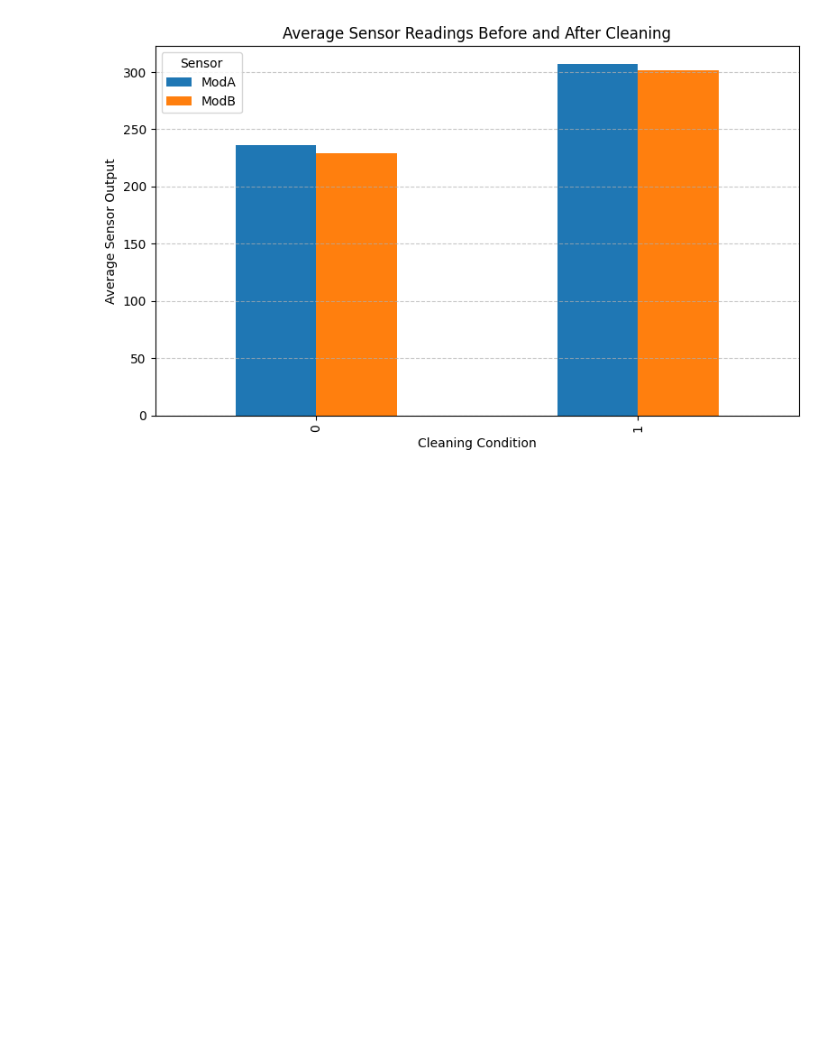
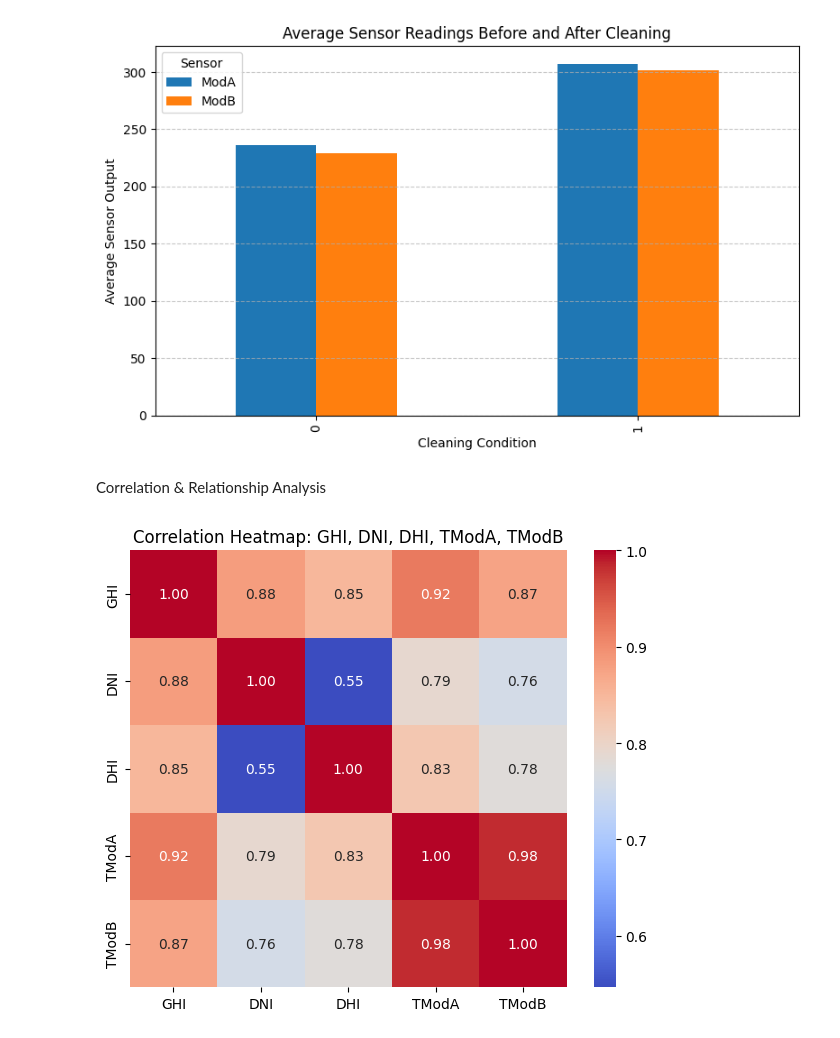
Before and after one commit to Wakgari-Eshetu/solar-challenge-week1, a Jupyter notebook: notebooks/benin_eda.ipynb, the cells around one changed output. Drawn from its saved outputs; the diff is of its cells as text; code cells hidden in the pictures; blank space fills up the shorter version.

```diff
--- a/notebooks/benin_eda.ipynb
+++ b/notebooks/benin_eda.ipynb
@@ -442,3 +442,20 @@ Average ModA & ModB readings (pre/post cleaning):
 0        0  236.524253  228.816071
 1        1  307.229278  301.972165
 [figure]
+# %% [markdown]
+Correlation & Relationship Analysis
+# %%
+#lets see the strong relation b/n them
+#1.Heatmap of Correlations
+
+correlation_cols = ['GHI', 'DNI', 'DHI', 'TModA', 'TModB']
+
+correlation_matrix = df[correlation_cols].corr()
+
+plt.figure(figsize=(6, 5))
+sns.heatmap(correlation_matrix, annot=True, cmap='coolwarm', fmt=".2f", square=True)
+plt.title('Correlation Heatmap: GHI, DNI, DHI, TModA, TModB')
+plt.tight_layout()
+plt.show()
+# %% [output]
+[figure, added]
```
Also changed, not shown: parts of 5 cells of this notebook.
